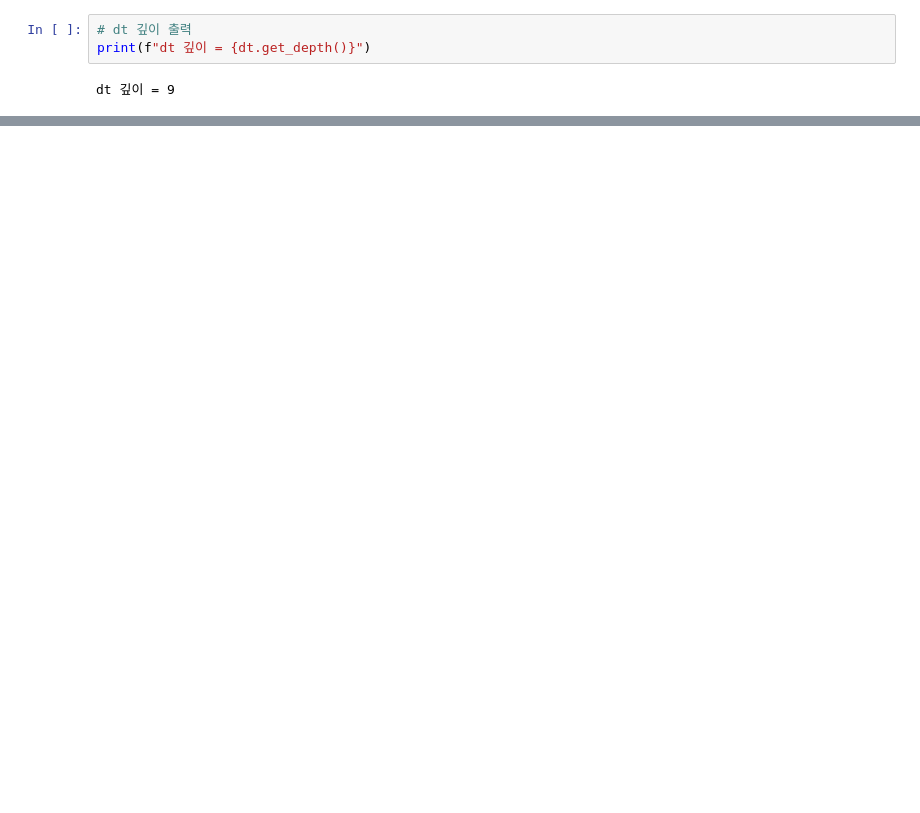
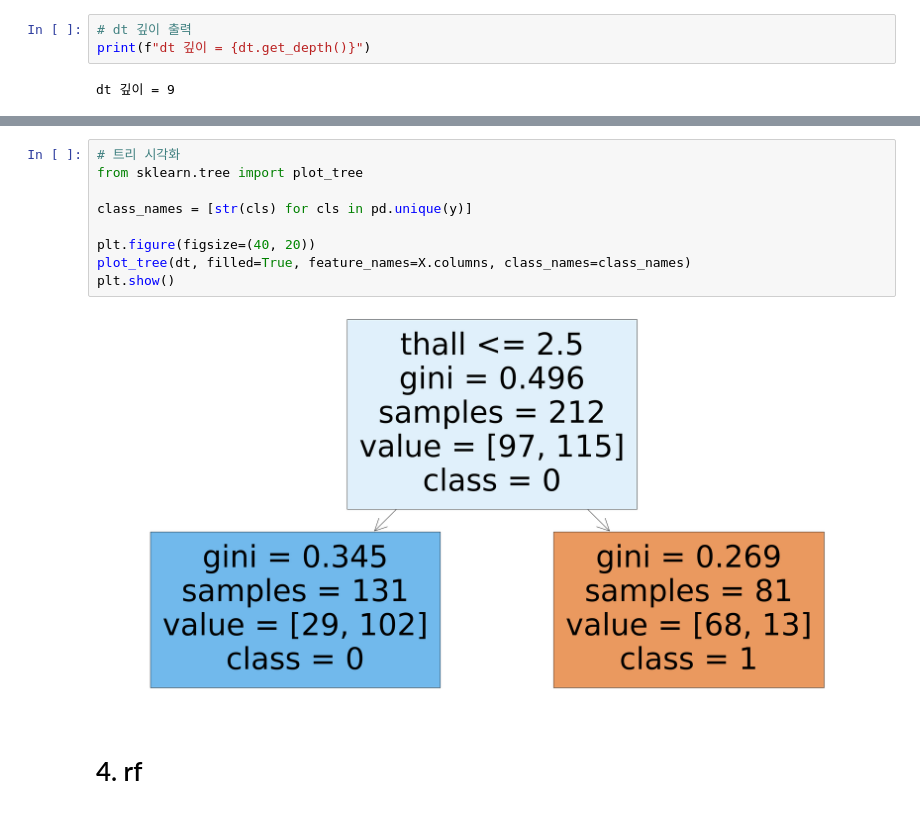
Before and after one commit to JangWoojun/Machine-Learning, a Jupyter notebook: 심장마비.ipynb, the cells around one changed output, grey strips where cells are left out. Drawn from its saved outputs; the diff is of its cells as text; blank space fills up the shorter version.

```diff
--- a/심장마비.ipynb
+++ b/심장마비.ipynb
@@ -301,0 +302,13 @@ dt test = 0.7582417582417582
+# %%
+# 트리 시각화
+from sklearn.tree import plot_tree
+
+class_names = [str(cls) for cls in pd.unique(y)]
+
+plt.figure(figsize=(40, 20))
+plot_tree(dt, filled=True, feature_names=X.columns, class_names=class_names)
+plt.show()
+# %% [output]
+[figure, added]
+# %% [markdown]
+# 4. rf
```
Also changed, not shown: parts of 23 cells of this notebook.
